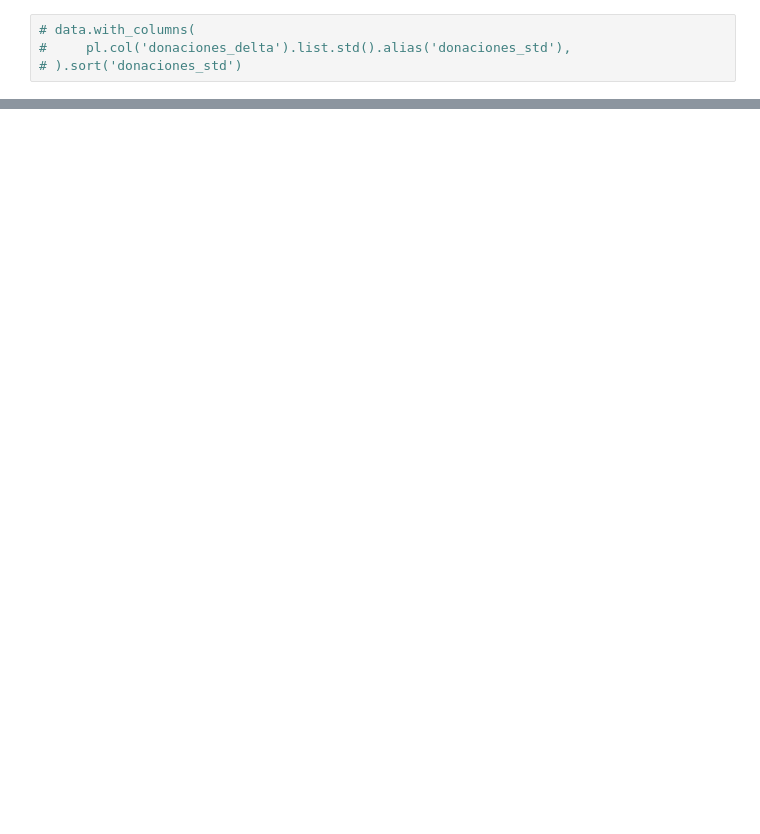
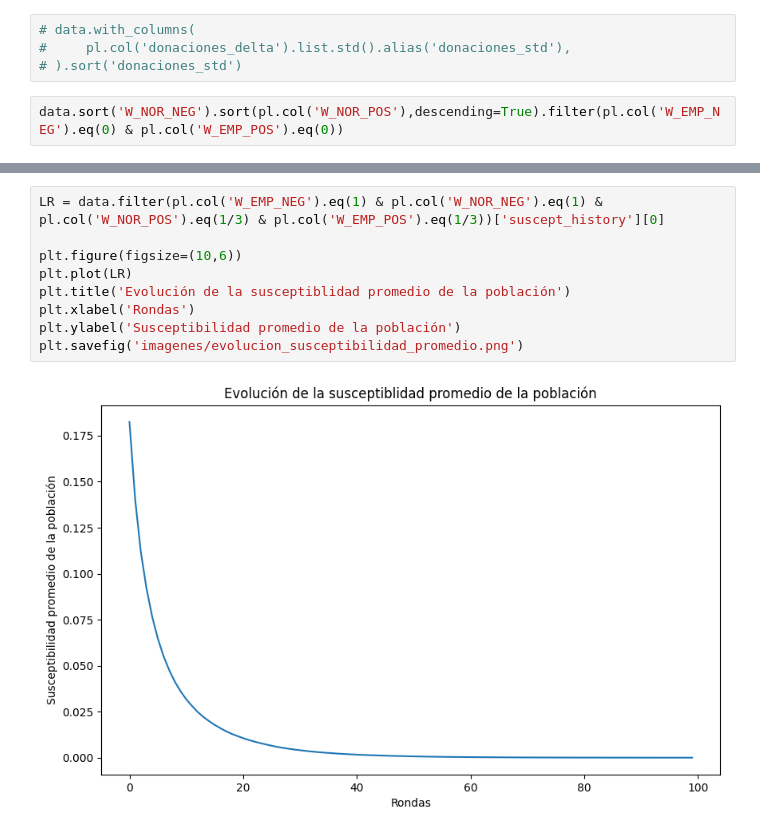
Before and after one commit to josesg998/CursoRL, a Jupyter notebook: monografia/visualizacion.ipynb, the cells around one changed output, grey strips where cells are left out. Cells and saved outputs as stored; diff of their text form; blank space fills up the shorter version.

```diff
--- a/monografia/visualizacion.ipynb
+++ b/monografia/visualizacion.ipynb
@@ -21,3 +27,5 @@ ComputeError: CSV format does not support nested data
 # data.with_columns(
 #     pl.col('donaciones_delta').list.std().alias('donaciones_std'),
 # ).sort('donaciones_std')
+# %%
+data.sort('W_NOR_NEG').sort(pl.col('W_NOR_POS'),descending=True).filter(pl.col('W_EMP_NEG').eq(0) & pl.col('W_EMP_POS').eq(0))
@@ -285,0 +122,11 @@ chart = {
+# %%
+LR = data.filter(pl.col('W_EMP_NEG').eq(1) & pl.col('W_NOR_NEG').eq(1) & pl.col('W_NOR_POS').eq(1/3) & pl.col('W_EMP_POS').eq(1/3))['suscept_history'][0]
+
+plt.figure(figsize=(10,6))
+plt.plot(LR)
+plt.title('Evolución de la susceptiblidad promedio de la población')
+plt.xlabel('Rondas')
+plt.ylabel('Susceptibilidad promedio de la población')
+plt.savefig('imagenes/evolucion_susceptibilidad_promedio.png')
+# %% [output]
+[figure, added]
```
Also changed, not shown: parts of 14 cells of this notebook, 19 other files.
